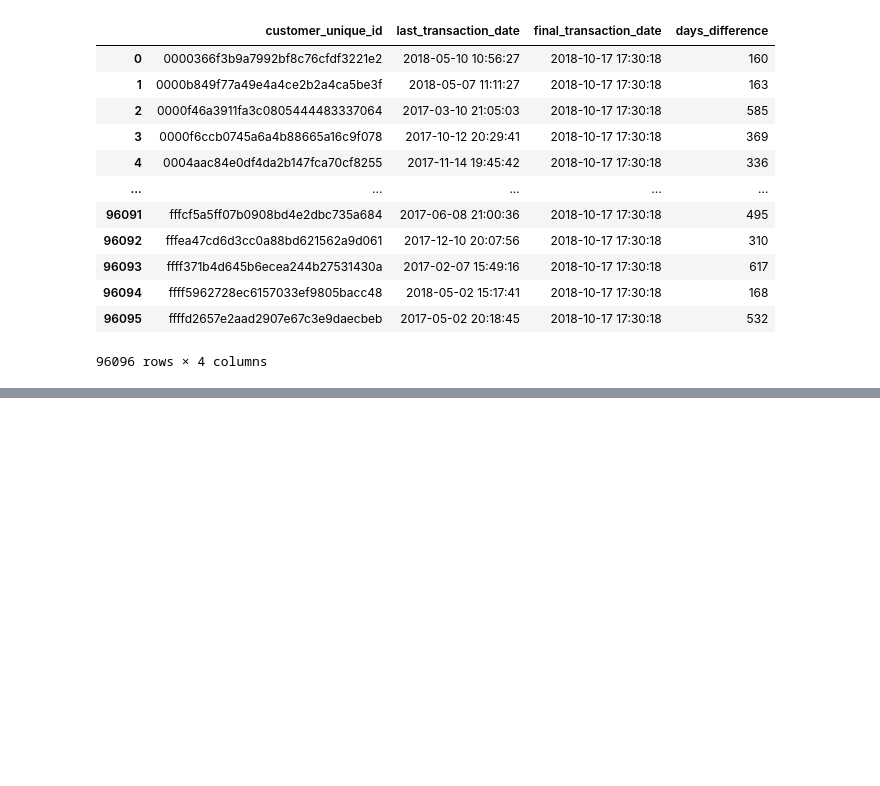
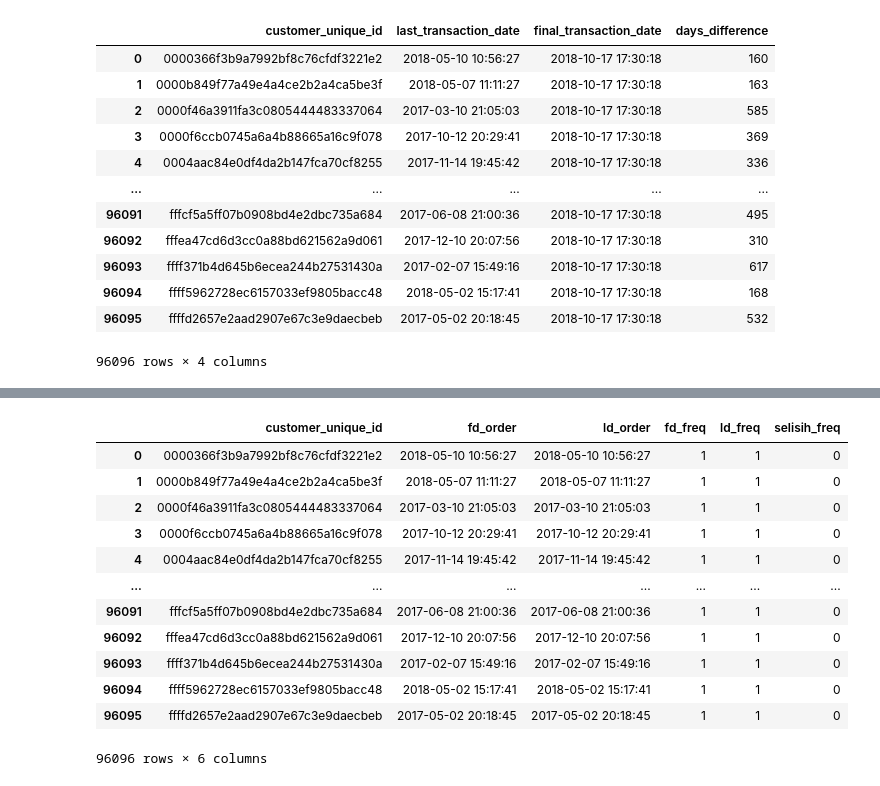
Before and after one commit to BeeGaes/data_grow, a Jupyter notebook: Growia/Modul 9/beginner/beginner.ipynb, the cells around one changed output, grey strips where cells are left out. Drawn from its saved outputs; the diff is of its cells as text; code cells hidden in the pictures; blank space fills up the shorter version.

```diff
--- a/Growia/Modul 9/beginner/beginner.ipynb
+++ b/Growia/Modul 9/beginner/beginner.ipynb
@@ -225,0 +184,50 @@ last_transaction_dates.value_counts('days_difference')
+# %%
+import pandas as pd
+
+# Misalkan data tersedia sebagai berikut
+# df_customers = pd.read_csv('path_to_customers_data.csv')
+# df_orders = pd.read_csv('path_to_orders_data.csv')
+
+# Membuat DataFrame
+
+# Pastikan format tanggal pada kolom 'order_purchase_timestamp'
+df_orders['order_purchase_timestamp'] = pd.to_datetime(df_orders['order_purchase_timestamp'])
+
+# Gabungkan df_orders dengan df_customers untuk mendapatkan customer_unique_id
+df_merged = pd.merge(df_orders, df_customers, on='customer_id', how='inner')
+
+# Group by customer_unique_id untuk mendapatkan order pertama dan terakhir
+df_grouped = df_merged.groupby('customer_unique_id').agg(
+    fd_order=('order_purchase_timestamp', 'min'),  # Tanggal order pertama
+    ld_order=('order_purchase_timestamp', 'max')   # Tanggal order terakhir
+).reset_index()
+
+# Hitung frekuensi pesanan pada order pertama (fd_freq)
+fd_freq = df_merged[df_merged['order_purchase_timestamp'] == df_merged.groupby('customer_unique_id')['order_purchase_timestamp'].transform('min')].groupby('customer_unique_id').size().reset_index(name='fd_freq')
+
+# Hitung frekuensi pesanan pada order terakhir (ld_freq)
+ld_freq = df_merged[df_merged['order_purchase_timestamp'] == df_merged.groupby('customer_unique_id')['order_purchase_timestamp'].transform('max')].groupby('customer_unique_id').size().reset_index(name='ld_freq')
+
+# Gabungkan hasil frekuensi dengan df_grouped
+df_grouped = pd.merge(df_grouped, fd_freq, on='customer_unique_id', how='left')
+df_grouped = pd.merge(df_grouped, ld_freq, on='customer_unique_id', how='left')
+
+# Hitung selisih frekuensi
+df_grouped['selisih_freq'] = df_grouped['ld_freq'] - df_grouped['fd_freq']
+
+# Tampilkan DataFrame hasil
+df_grouped
+# %% [output]
+|  | customer_unique_id | fd_order | ld_order | fd_freq | ld_freq | selisih_freq |
+| 0 | 0000366f3b9a7992bf8c76cfdf3221e2 | 2018-05-10 10:56:27 | 2018-05-10 10:56:27 | 1 | 1 | 0 |
+| 1 | 0000b849f77a49e4a4ce2b2a4ca5be3f | 2018-05-07 11:11:27 | 2018-05-07 11:11:27 | 1 | 1 | 0 |
+| 2 | 0000f46a3911fa3c0805444483337064 | 2017-03-10 21:05:03 | 2017-03-10 21:05:03 | 1 | 1 | 0 |
+| 3 | 0000f6ccb0745a6a4b88665a16c9f078 | 2017-10-12 20:29:41 | 2017-10-12 20:29:41 | 1 | 1 | 0 |
+| 4 | 0004aac84e0df4da2b147fca70cf8255 | 2017-11-14 19:45:42 | 2017-11-14 19:45:42 | 1 | 1 | 0 |
+| ... | ... | ... | ... | ... | ... | ... |
+| 96091 | fffcf5a5ff07b0908bd4e2dbc735a684 | 2017-06-08 21:00:36 | 2017-06-08 21:00:36 | 1 | 1 | 0 |
+| 96092 | fffea47cd6d3cc0a88bd621562a9d061 | 2017-12-10 20:07:56 | 2017-12-10 20:07:56 | 1 | 1 | 0 |
+| 96093 | ffff371b4d645b6ecea244b27531430a | 2017-02-07 15:49:16 | 2017-02-07 15:49:16 | 1 | 1 | 0 |
+| 96094 | ffff5962728ec6157033ef9805bacc48 | 2018-05-02 15:17:41 | 2018-05-02 15:17:41 | 1 | 1 | 0 |
+| 96095 | ffffd2657e2aad2907e67c3e9daecbeb | 2017-05-02 20:18:45 | 2017-05-02 20:18:45 | 1 | 1 | 0 |
+96096 rows × 6 columns
```
Also changed, not shown: parts of 21 cells of this notebook, 1 other file.
